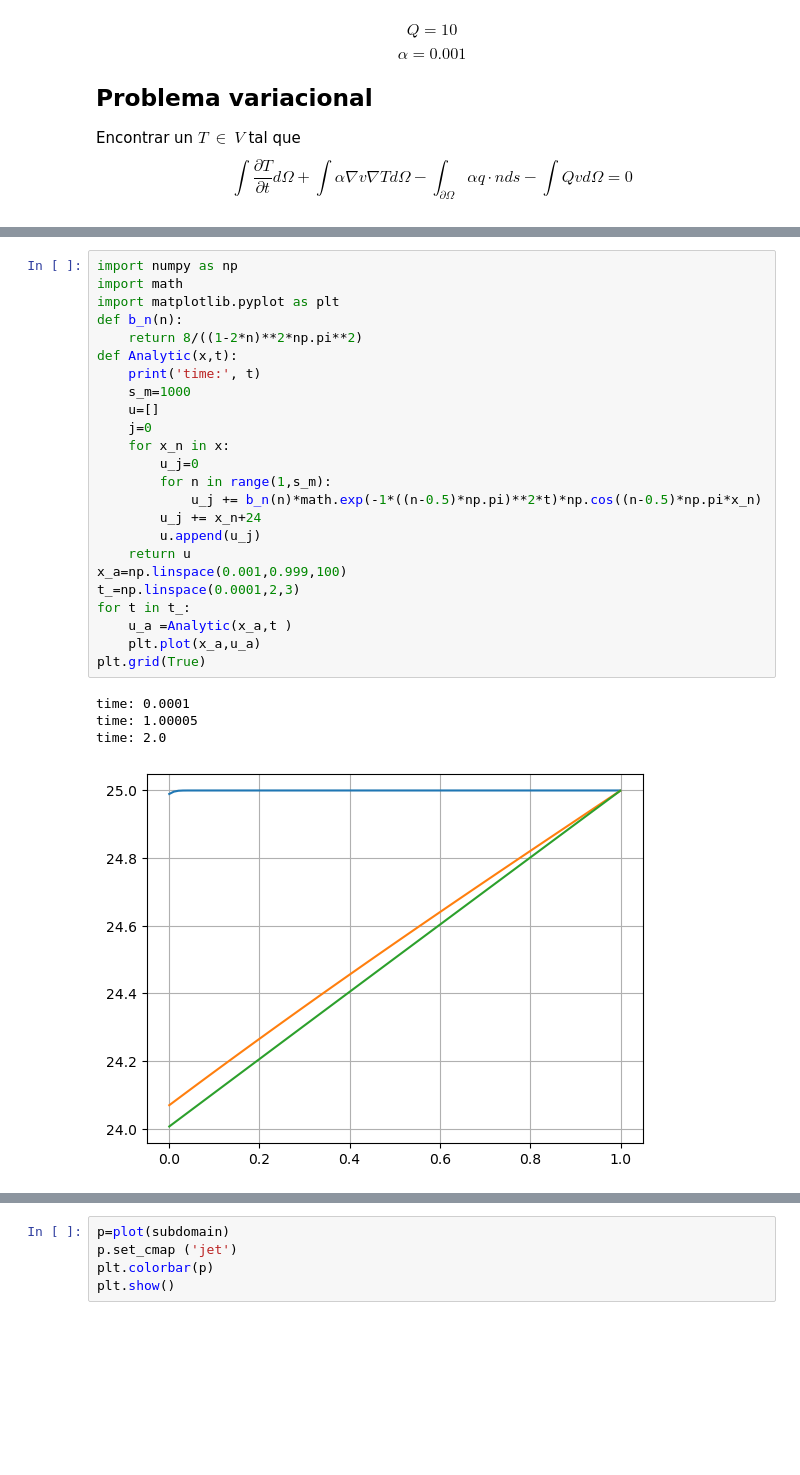
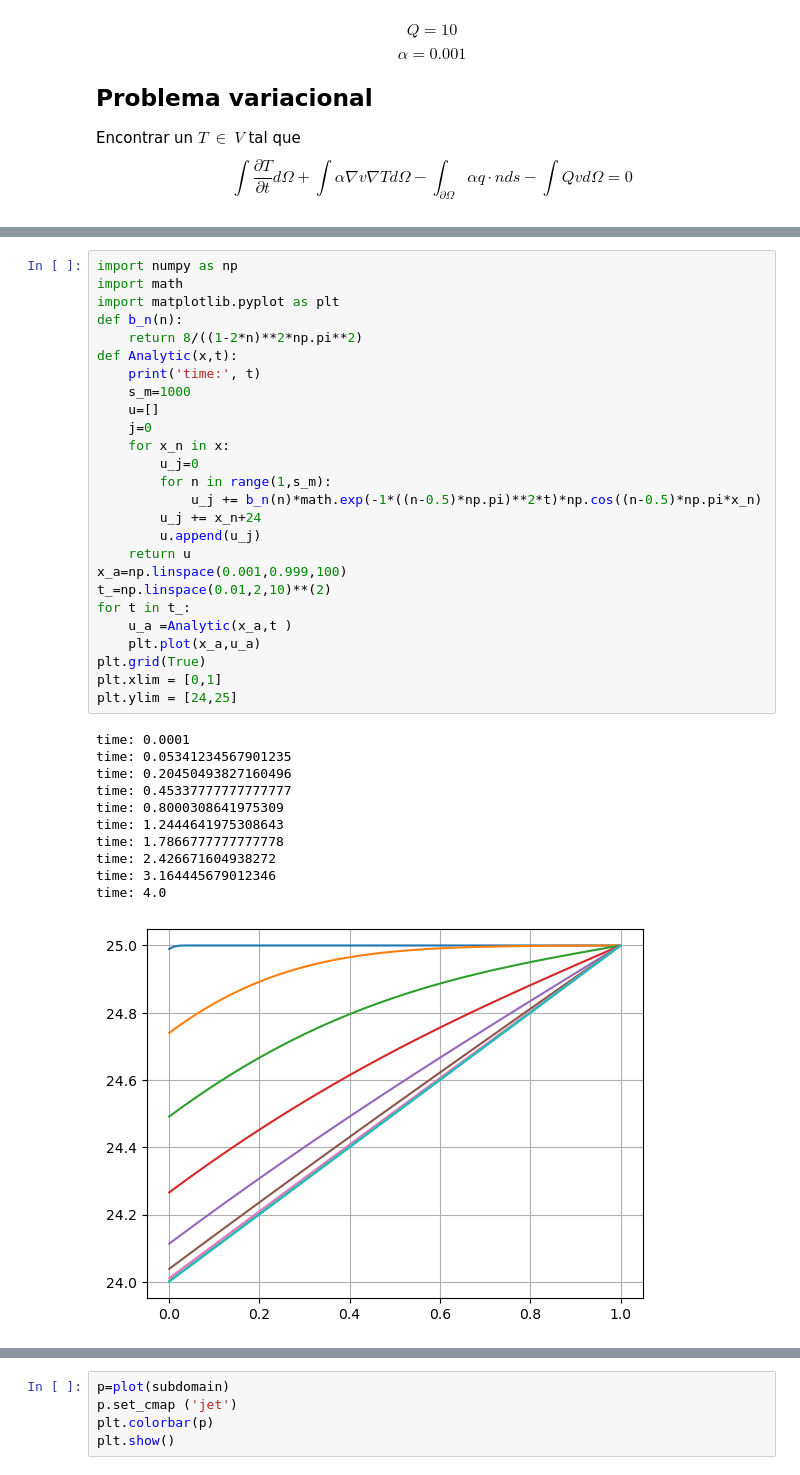
Before and after one commit to Sebastian-gomezC/Exponencial_time_schemes, a Jupyter notebook: difusion_tracendente/difusion_transitoria_no_homogeneo.ipynb, the cells around one changed output, grey strips where cells are left out. Cells and saved outputs as stored; diff of their text form; blank space fills up the shorter version.

```diff
--- a/difusion_tracendente/difusion_transitoria_no_homogeneo.ipynb
+++ b/difusion_tracendente/difusion_transitoria_no_homogeneo.ipynb
@@ -256,29 +240,38 @@ step:199 of 200 time= 1.0000000000000007
 # %%
 import numpy as np
 import math
 import matplotlib.pyplot as plt
 def b_n(n):
     return 8/((1-2*n)**2*np.pi**2)
 def Analytic(x,t):
     print('time:', t)
     s_m=1000
     u=[]
     j=0
     for x_n in x:
         u_j=0
         for n in range(1,s_m):
             u_j += b_n(n)*math.exp(-1*((n-0.5)*np.pi)**2*t)*np.cos((n-0.5)*np.pi*x_n)
         u_j += x_n+24
         u.append(u_j)
     return u
 x_a=np.linspace(0.001,0.999,100)
-t_=np.linspace(0.0001,2,3)
+t_=np.linspace(0.01,2,10)**(2)
 for t in t_:
     u_a =Analytic(x_a,t )
     plt.plot(x_a,u_a)
 plt.grid(True)
+plt.xlim = [0,1]
+plt.ylim = [24,25]
 # %% [output]
 time: 0.0001
-time: 1.00005
-time: 2.0
+time: 0.05341234567901235
+time: 0.20450493827160496
+time: 0.45337777777777777
+time: 0.8000308641975309
+time: 1.2444641975308643
+time: 1.7866777777777778
+time: 2.426671604938272
+time: 3.164445679012346
+time: 4.0
-[figure, old version]
+[figure, new version]
```
Also changed, not shown: parts of 4 cells of this notebook, 38 other files.
